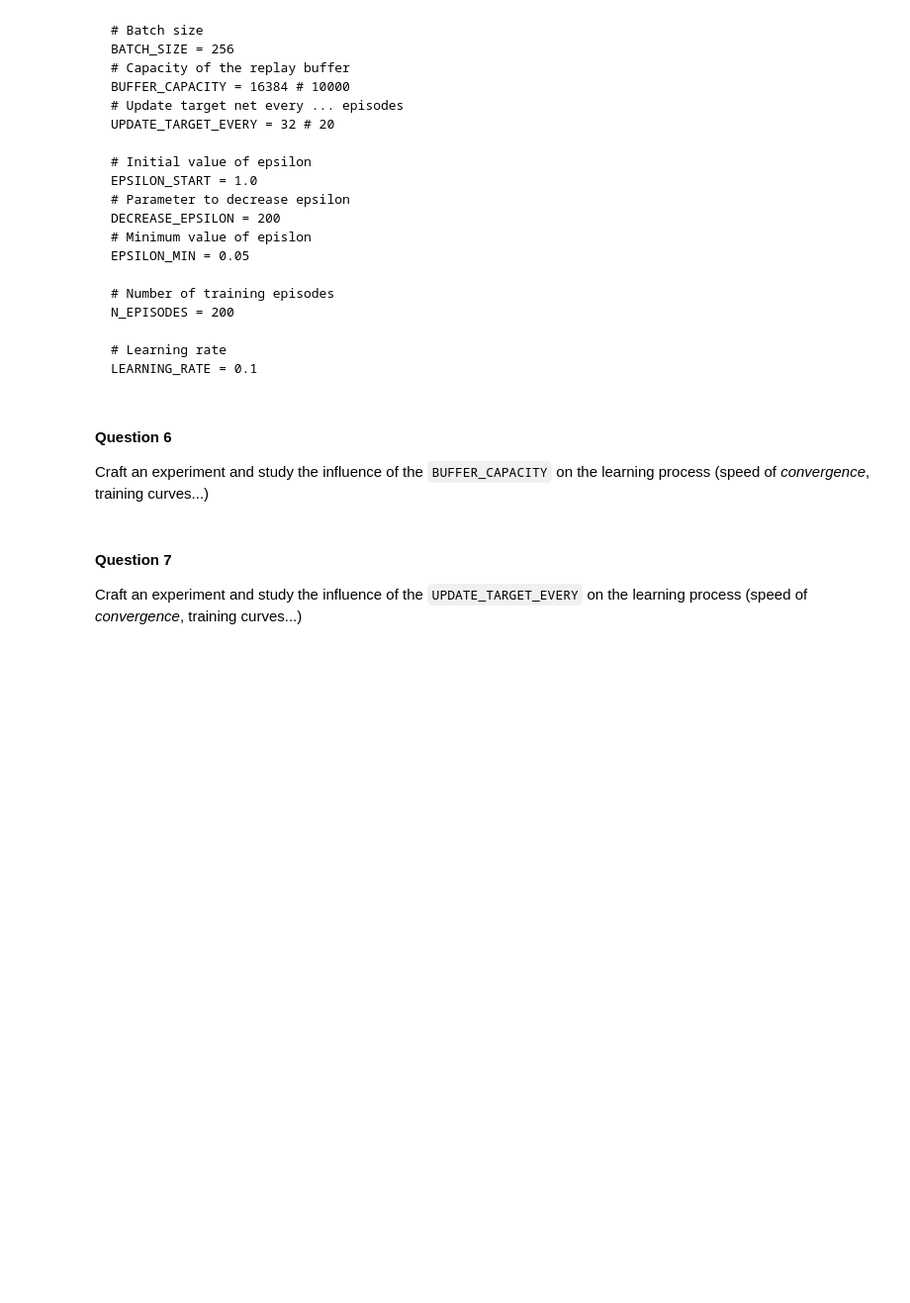
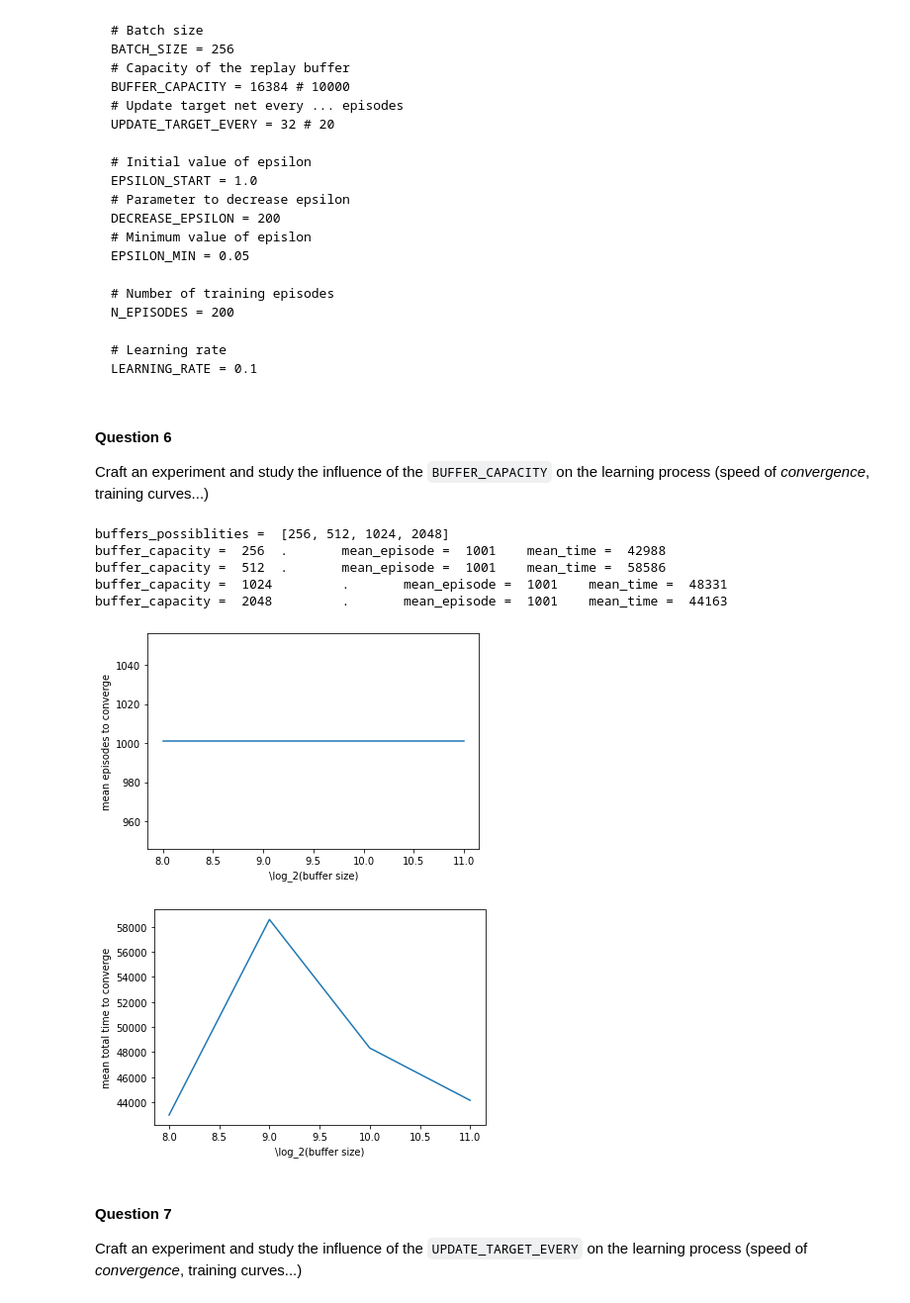
Before and after one commit to Mustapha-AJEGHRIR/RL_course, a Jupyter notebook: TD2/TD2/TD2.ipynb, the cells around one changed output. Shown at 99% size. Saved outputs shown, nothing was run; the diff lists cells and outputs as text; code cells hidden in the pictures; blank space fills up the shorter version.

```diff
--- a/TD2/TD2/TD2.ipynb
+++ b/TD2/TD2/TD2.ipynb
@@ -210,19 +217,19 @@ UPDATE_TARGET_EVERY = 32 # 20
 # Initial value of epsilon
 EPSILON_START = 1.0
 # Parameter to decrease epsilon
-DECREASE_EPSILON = 500
+DECREASE_EPSILON = 200
 # Minimum value of epislon
 EPSILON_MIN = 0.05
 
 # Number of training episodes
 # N_EPISODES = 200 #Default
-N_EPISODES = 500
+N_EPISODES = 1000
 
 # Learning rate
 LEARNING_RATE = 0.1
 
 #Added by me
-# SEED = 42
+# env.seed(SEED)
 # %% [markdown]
 ### 2 - Replay buffer
 # %%
@@ -343,7 +348,7 @@ def eval_dqn(n_sim=5):
 
 Implement the `update` function
 # %%
-def update(state, action, reward, next_state, done):
+def update(state, action, reward, next_state, done, replay_buffer=replay_buffer, **kwargs):
     """
     ** TO BE COMPLETED **
     """
@@ -399,7 +404,7 @@ Train a DQN on the `env` environment.
 EVAL_EVERY = 5
 REWARD_THRESHOLD = 199
 
-def train():
+def train(verbose = True, UPDATE_TARGET_EVERY= UPDATE_TARGET_EVERY,**kwargs):
     state = env.reset()
     epsilon = EPSILON_START
     ep = 0
@@ -409,7 +414,7 @@ def train():
 
         # take action and update replay buffer and networks
         next_state, reward, done, _ = env.step(action)
-        loss = update(state, action, reward, next_state, done)
+        loss = update(state, action, reward, next_state, done, **kwargs)
 
         # update state
         state = next_state
@@ -418,7 +423,7 @@ def train():
         if done:
             state = env.reset()
             ep   += 1
-            if ( (ep+1)% EVAL_EVERY == 0):
+            if ( (ep+1)% EVAL_EVERY == 0) and verbose:
                 rewards = eval_dqn()
                 print("episode =", ep+1, ", reward = ", np.mean(rewards))
                 if np.mean(rewards) >= REWARD_THRESHOLD:
@@ -432,6 +437,7 @@ def train():
                             np.exp(-1. * ep / DECREASE_EPSILON )
 
         total_time += 1
+    return total_time, ep+1
 
 # Run the training loop
 train()
@@ -520,6 +515,56 @@ LEARNING_RATE = 0.1
 #### Question 6
 
 Craft an experiment and study the influence of the `BUFFER_CAPACITY` on the learning process (speed of *convergence*, training curves...)
+# %%
+REPEAT = 1
+start = 8 # 2**8 = 256
+iterations = 11 # 12
+buffers_possiblities = [ 2**(start + i) for i in range(iterations) ]
+episodes = []
+times  = []
+print("buffer_possiblities = ", buffers_possiblities)
+
+for buffer_capacity in buffers_possiblities:
+    print("buffer_capacity = ", buffer_capacity, "\t",end="")
+    mean_episode = 0
+    mean_time = 0
+    for _ in range(REPEAT):
+        print(".", end="")
+        new_replay_buffer = ReplayBuffer(buffer_capacity)
+
+        # Re-init all networks
+        q_net = Net(obs_size, hidden_size, n_actions)
+        target_net = Net(obs_size, hidden_size, n_actions)
+        # Adam optimizer does have a memory, re-init it
+        optimizer = optim.Adam(params=q_net.parameters(), lr=LEARNING_RATE)
+
+        total_time, total_episode = train(verbose = False, replay_buffer=new_replay_buffer)
+        mean_episode += total_episode
+        mean_time += total_time
+    mean_episode //= REPEAT
+    mean_time //= REPEAT
+    print("\tmean_episode = ", mean_episode, "\tmean_time = ", mean_time)
+    episodes.append(mean_episode)
+    times.append(mean_time)
+
+# x axis in log
+plt.plot(np.log2(buffers_possiblities), episodes)
+plt.xlabel("\log_2(buffer size)")
+plt.ylabel("mean episodes to converge")
+plt.show()
+
+plt.plot(np.log2(buffers_possiblities), times)
+plt.xlabel("\log_2(buffer size)")
+plt.ylabel("mean total time to converge")
+plt.show()
+# %% [output]
+buffers_possiblities =  [256, 512, 1024, 2048]
+buffer_capacity =  256  .       mean_episode =  1001    mean_time =  42988
+buffer_capacity =  512  .       mean_episode =  1001    mean_time =  58586
+buffer_capacity =  1024         .       mean_episode =  1001    mean_time =  48331
+buffer_capacity =  2048         .       mean_episode =  1001    mean_time =  44163
+[figure, added]
+[figure, added]
 # %% [markdown]
 #### Question 7
 
```
Also changed, not shown: parts of 7 cells of this notebook, 10 other files.
